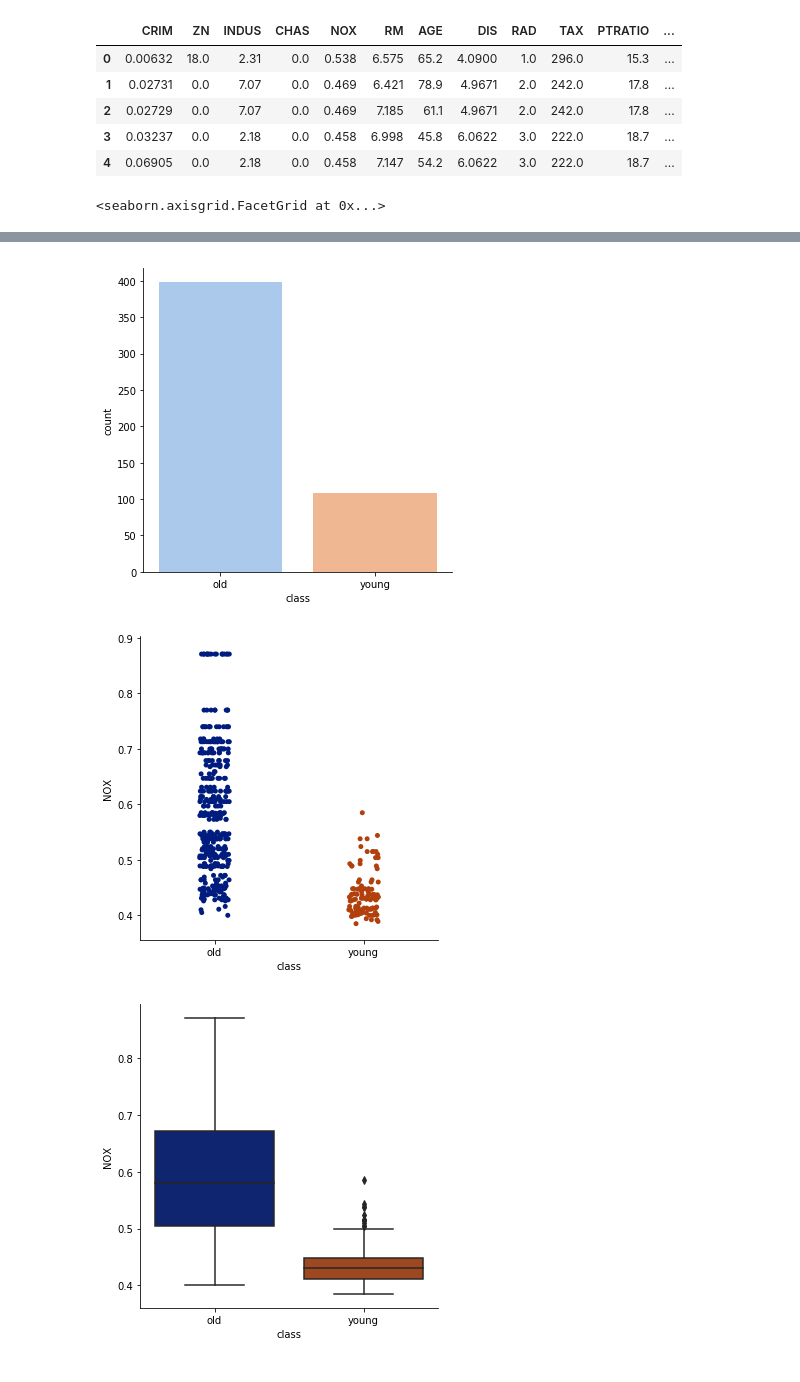
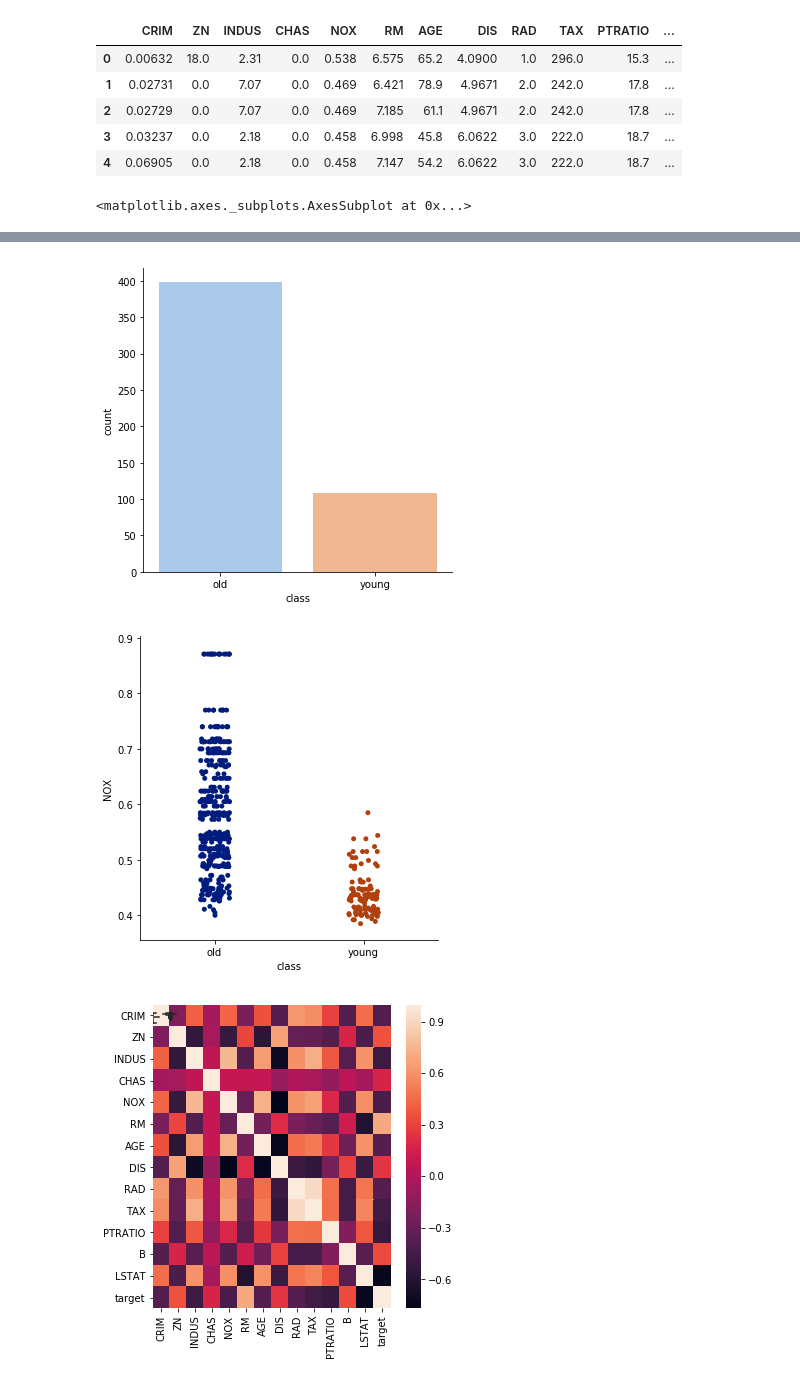
Before and after one commit to avahoffman/practice_notebooks, a Jupyter notebook: First_pass_summary.ipynb, the cells around one changed output, grey strips where cells are left out. Saved outputs shown, nothing was run; the diff lists cells and outputs as text; code cells hidden in the pictures.

```diff
--- a/First_pass_summary.ipynb
+++ b/First_pass_summary.ipynb
@@ -184,6 +184,9 @@ import matplotlib.pyplot as plt
 
 # everything
 # sns.pairplot(df, kind="scatter")
+
+# histogram
+sns.distplot(df["AGE"], bins=20)
 
 # basic scatterplot - both continous
 sns.regplot(x=df["NOX"], y=df["AGE"], fit_reg=False)
@@ -195,5 +198,11 @@ sns.catplot(x="class", kind="count", palette="pastel", data=df)
 # continuous and categorical
 sns.catplot(x="class", y="NOX", palette="dark", data=df)
 sns.catplot(x="class", y="NOX", palette="dark", data=df, kind='box')
+
+# corr heatmap
+corr = df.corr()
+sns.heatmap(corr,
+            xticklabels=corr.columns.values,
+            yticklabels=corr.columns.values)
 # %% [output]
-<seaborn.axisgrid.FacetGrid at 0x...>
+<matplotlib.axes._subplots.AxesSubplot at 0x...>
@@ -201,4 +210,4 @@ sns.catplot(x="class", y="NOX", palette="dark", data=df, kind='box')
 [figure]
 [figure]
-[figure, old version]
+[figure, new version]
-[figure, old version]
+[figure, new version]
```
Also changed, not shown: parts of 2 cells of this notebook.
